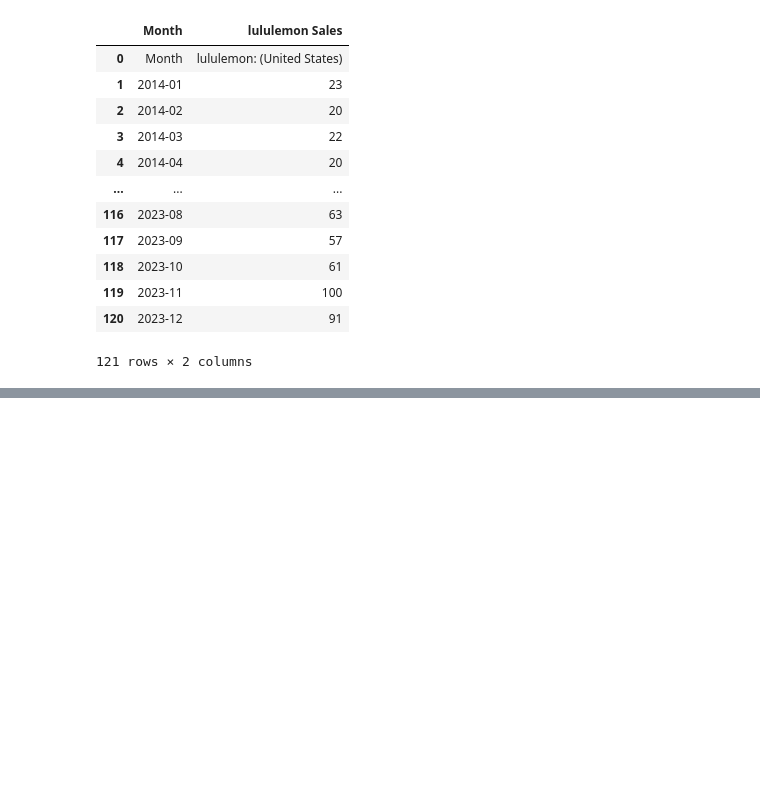
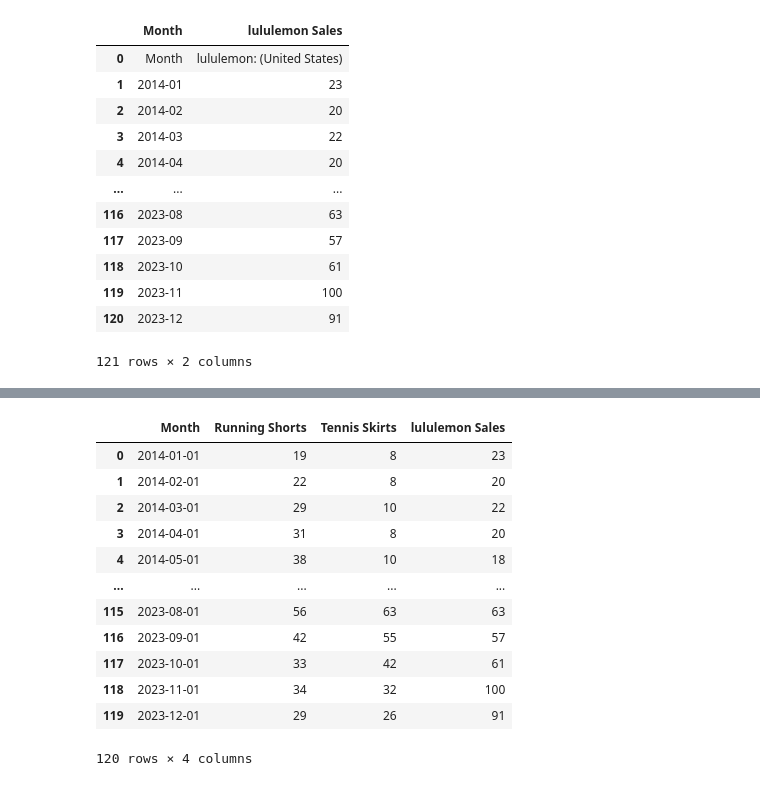
Before and after one commit to jordanyio/project-ai, a Jupyter notebook: mob/MobNotepad.ipynb, the cells around one changed output, grey strips where cells are left out. Saved outputs shown, nothing was run; the diff lists cells and outputs as text; code cells hidden in the pictures; blank space fills up the shorter version.

```diff
--- a/mob/MobNotepad.ipynb
+++ b/mob/MobNotepad.ipynb
@@ -388,0 +361,16 @@ lulu_lemon_df
+# %%
+merged_df
+# %% [output]
+|  | Month | Running Shorts | Tennis Skirts | lululemon Sales |
+| 0 | 2014-01-01 | 19 | 8 | 23 |
+| 1 | 2014-02-01 | 22 | 8 | 20 |
+| 2 | 2014-03-01 | 29 | 10 | 22 |
+| 3 | 2014-04-01 | 31 | 8 | 20 |
+| 4 | 2014-05-01 | 38 | 10 | 18 |
+| ... | ... | ... | ... | ... |
+| 115 | 2023-08-01 | 56 | 63 | 63 |
+| 116 | 2023-09-01 | 42 | 55 | 57 |
+| 117 | 2023-10-01 | 33 | 42 | 61 |
+| 118 | 2023-11-01 | 34 | 32 | 100 |
+| 119 | 2023-12-01 | 29 | 26 | 91 |
+120 rows × 4 columns
```
Also changed, not shown: parts of 26 cells of this notebook.
